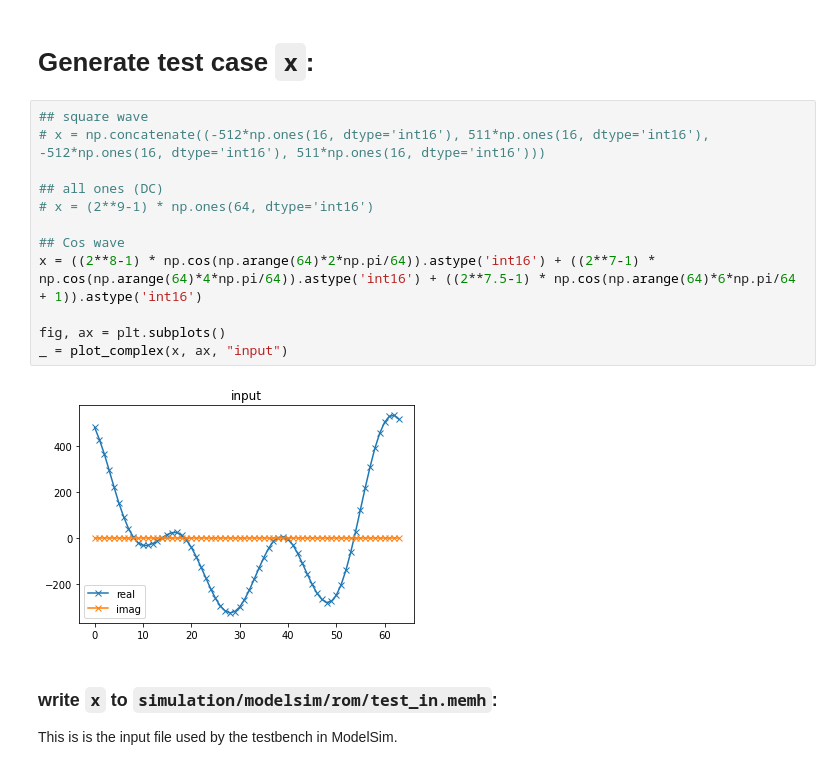
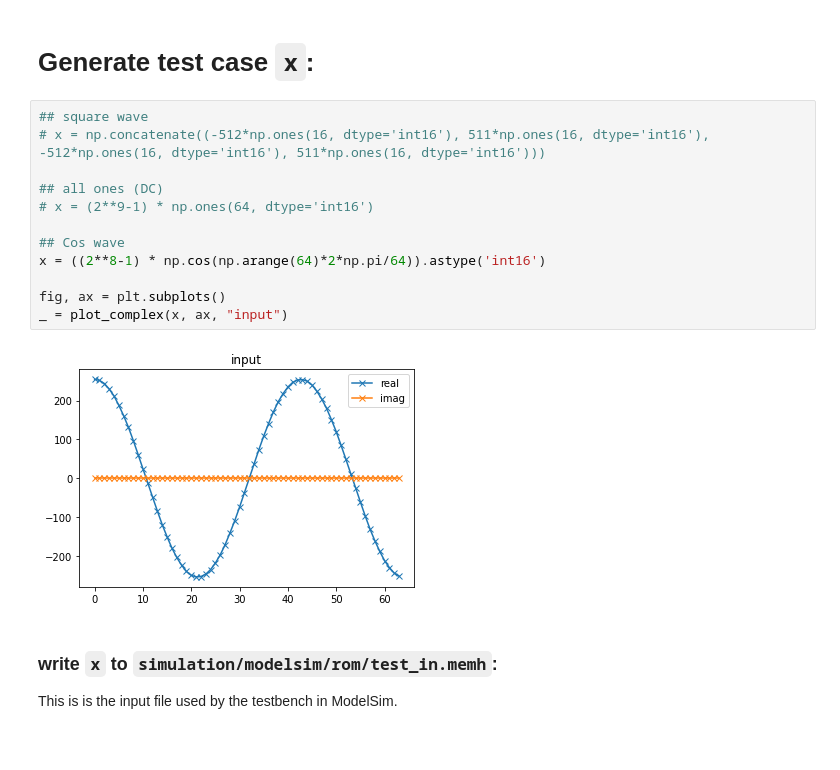
Before and after one commit to brianSimpkins/Harmonizer, a Jupyter notebook: fpga_code/simulation/fft_sim_visualization.ipynb, the cells around one changed output. Cells and saved outputs as stored; diff of their text form.

```diff
--- a/fpga_code/simulation/fft_sim_visualization.ipynb
+++ b/fpga_code/simulation/fft_sim_visualization.ipynb
@@ -38,17 +38,17 @@ def int2hex(integer, digits):
 # %%
 ## square wave
 # x = np.concatenate((-512*np.ones(16, dtype='int16'), 511*np.ones(16, dtype='int16'), -512*np.ones(16, dtype='int16'), 511*np.ones(16, dtype='int16')))
 
 ## all ones (DC)
 # x = (2**9-1) * np.ones(64, dtype='int16')
 
 ## Cos wave
-x = ((2**8-1) * np.cos(np.arange(64)*2*np.pi/64)).astype('int16') + ((2**7-1) * np.cos(np.arange(64)*4*np.pi/64)).astype('int16') + ((2**7.5-1) * np.cos(np.arange(64)*6*np.pi/64 + 1)).astype('int16')
+x = ((2**8-1) * np.cos(np.arange(64)*2*np.pi/64)).astype('int16')
 
 fig, ax = plt.subplots()
 _ = plot_complex(x, ax, "input")
 # %% [output]
-[figure, old version]
+[figure, new version]
 # %% [markdown]
 ### write `x` to `simulation/modelsim/rom/test_in.memh`:
 This is is the input file used by the testbench in ModelSim.
```
Also changed, not shown: parts of 5 cells of this notebook, 1 other file.
